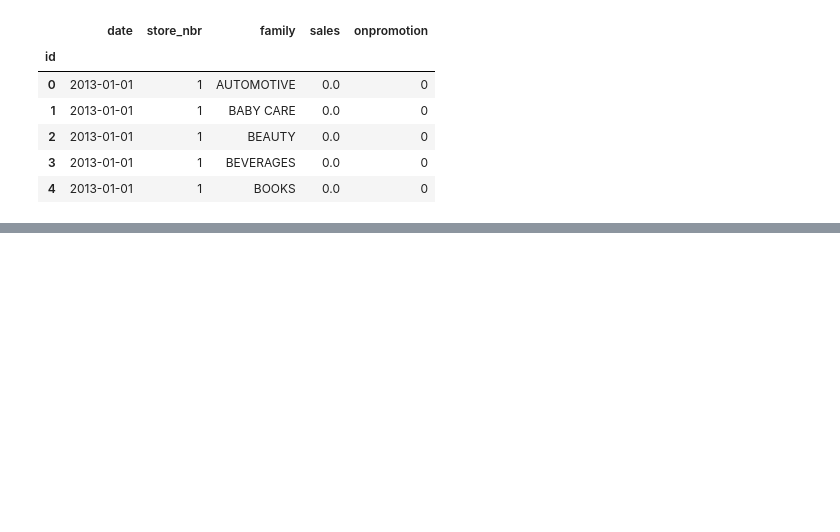
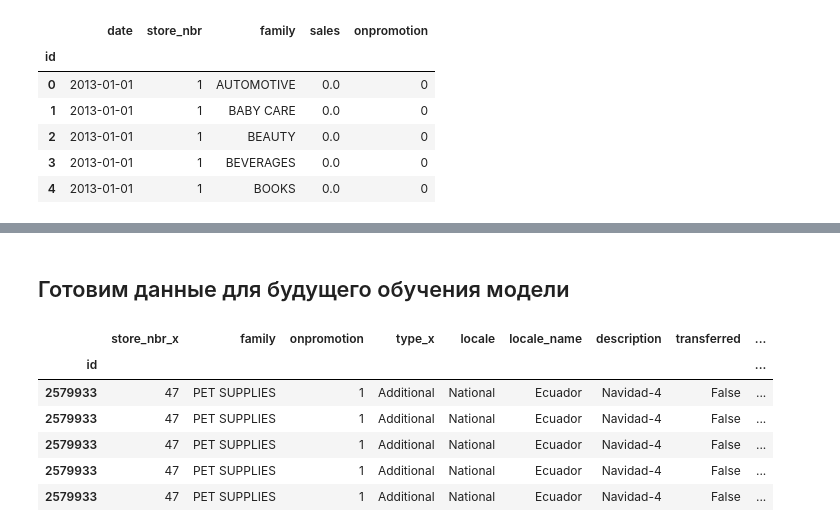
Before and after one commit to TeGPro/store-sales-forecast, a Jupyter notebook: research.ipynb, the cells around one changed output, grey strips where cells are left out. Drawn from its saved outputs; the diff is of its cells as text; code cells hidden in the pictures; blank space fills up the shorter version.

Commit message:
Первично подготовил обучающие и тестовые выборки ( добавил доп. информацию, реализовал datetime отдельными столбцами)

```diff
--- a/research.ipynb
+++ b/research.ipynb
@@ -310,0 +377,2 @@ df_train.head()
+# %%
+df['date'] = pd.to_datetime(df['date'])
@@ -310,0 +388,3 @@ df_train.head()
+# %%
+# Разобьем датасет на тренировучкую и обучающую выборки
+x_train, x_test, y_train, y_test = train_test_split(df.drop(['sales'], axis=1), df['sales'], test_size=0.2, random_state=42)
@@ -310,0 +394,2 @@ df_train.head()
+# %%
+x_test = pd.merge(x_test, df_data, how='inner', left_on='date', right_index=True)
@@ -310,0 +410,10 @@ df_train.head()
+# %% [markdown]
+## Готовим данные для будущего обучения модели
+# %%
+# заменяем datetime
+x_test['year'] = x_test['date'].dt.year
+x_test['month'] = x_test['date'].dt.month
+x_test['day'] = x_test['date'].dt.day
+x_test['day_of_week'] = x_test['date'].dt.dayofweek
+x_test['hour'] = x_test['date'].dt.hour
+x_test = x_test.drop(columns=['date'])
@@ -310,0 +428,10 @@ df_train.head()
+# %%
+x_test.head()
+# %% [output]
+|  | store_nbr_x | family | onpromotion | type_x | locale | locale_name | description | transferred | ... |
+| id |  |  |  |  |  |  |  |  | ... |
+| 2579933 | 47 | PET SUPPLIES | 1 | Additional | National | Ecuador | Navidad-4 | False | ... |
+| 2579933 | 47 | PET SUPPLIES | 1 | Additional | National | Ecuador | Navidad-4 | False | ... |
+| 2579933 | 47 | PET SUPPLIES | 1 | Additional | National | Ecuador | Navidad-4 | False | ... |
+| 2579933 | 47 | PET SUPPLIES | 1 | Additional | National | Ecuador | Navidad-4 | False | ... |
+| 2579933 | 47 | PET SUPPLIES | 1 | Additional | National | Ecuador | Navidad-4 | False | ... |
```
Also changed, not shown: parts of 14 cells of this notebook.
